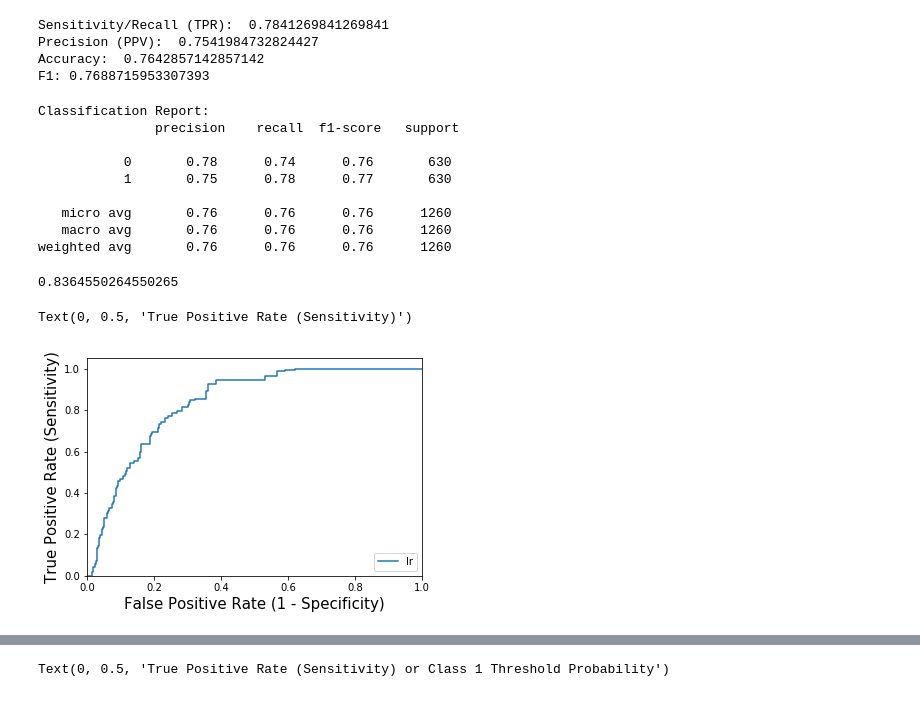
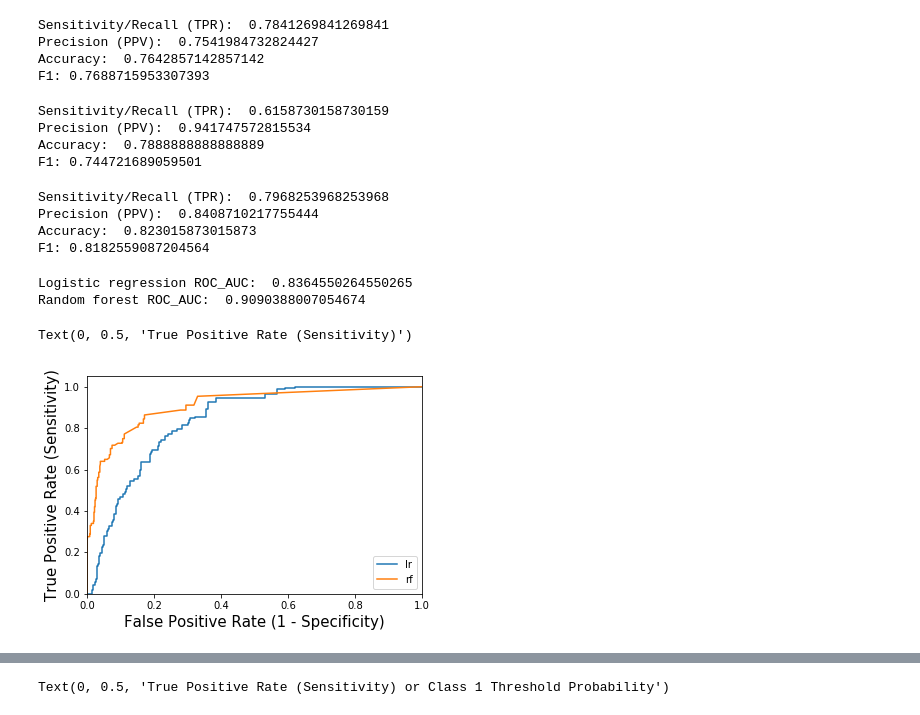
Before and after one commit to grace3999/USV_Python, a Jupyter notebook: Notebooks/3_xr_Annotations_modeling.ipynb, the cells around one changed output, grey strips where cells are left out. Cells and saved outputs as stored; diff of their text form; code cells hidden in the pictures.

```diff
--- a/Notebooks/3_xr_Annotations_modeling.ipynb
+++ b/Notebooks/3_xr_Annotations_modeling.ipynb
@@ -121,17 +123,20 @@ cv = list(group_k_fold.split(annot_features_up, annot_labels_up, groups))
 # center and scale the data
 scaler = StandardScaler()
 features_scaled = scaler.fit_transform(annot_features_up)
+# %%
+lr_cv = LogisticRegression(random_state=0)
+rf_cv = RandomForestClassifier(max_depth=10, random_state=0)
+svm_cv = svm.SVC()
 # %%
-#skf = StratifiedKFold(n_splits=3)
-#lr_cv.fit(features_scaled, annot_labels)
-#print("Test set accuracy of LR model: ",lr_cv.score(features_scaled, annot_labels))
-
-lr_cv = LogisticRegression(random_state=0)
-
-y_pred = cross_val_predict(lr_cv, features_scaled, annot_labels_up, cv=cv, method='predict')
-y_pred_prob = cross_val_predict(lr_cv, features_scaled, annot_labels_up, cv=cv, method='predict_proba')
-conf_mat = confusion_matrix(annot_labels_up, y_pred)
-conf_mat
+y_pred_lr = cross_val_predict(lr_cv, features_scaled, annot_labels_up, cv=cv, method='predict')
+y_pred_prob_lr = cross_val_predict(lr_cv, features_scaled, annot_labels_up, cv=cv, method='predict_proba')
+conf_mat_lr = confusion_matrix(annot_labels_up, y_pred_lr)
+conf_mat_lr
 # %% [output]
 array([[469, 161],
        [136, 494]], dtype=int64)
+# %%
+y_pred_rf = cross_val_predict(rf_cv, features_scaled, annot_labels_up, cv=cv, method='predict')
+y_pred_prob_rf = cross_val_predict(rf_cv, features_scaled, annot_labels_up, cv=cv, method='predict_proba')
+conf_mat_rf = confusion_matrix(annot_labels_up, y_pred_rf)
+conf_mat_rf
@@ -146,31 +162,46 @@ Sensitivity/Recall (TPR):  0.7841269841269841
 Precision (PPV):  0.7541984732824427
 Accuracy:  0.7642857142857142
 F1: 0.7688715953307393
-# %%
-print("Classification Report:\n", metrics.classification_report(annot_labels_up,y_pred))
-# %% [output]
-Classification Report:
-               precision    recall  f1-score   support
-
-           0       0.78      0.74      0.76       630
-           1       0.75      0.78      0.77       630
-
-   micro avg       0.76      0.76      0.76      1260
-   macro avg       0.76      0.76      0.76      1260
-weighted avg       0.76      0.76      0.76      1260
-# %%
-metrics.roc_auc_score(annot_labels_up, y_pred_prob[:,1])
-# %% [output]
-0.8364550264550265
+# %%
+# calculate some of these metrics using sklearn and the test set samples
+print("Sensitivity/Recall (TPR): ",metrics.recall_score(annot_labels_up,y_pred_rf))
+print("Precision (PPV): ", metrics.precision_score(annot_labels_up,y_pred_rf))
+print("Accuracy: ", metrics.accuracy_score(annot_labels_up,y_pred_rf))
+print("F1:", metrics.f1_score(annot_labels_up,y_pred_rf))
+# %% [output]
+Sensitivity/Recall (TPR):  0.6158730158730159
+Precision (PPV):  0.941747572815534
+Accuracy:  0.7888888888888889
+F1: 0.744721689059501
+# %%
+# calculate some of these metrics using sklearn and the test set samples
+print("Sensitivity/Recall (TPR): ",metrics.recall_score(annot_labels_up,y_pred_svm))
+print("Precision (PPV): ", metrics.precision_score(annot_labels_up,y_pred_svm))
+print("Accuracy: ", metrics.accuracy_score(annot_labels_up,y_pred_svm))
+print("F1:", metrics.f1_score(annot_labels_up,y_pred_svm))
+# %% [output]
+Sensitivity/Recall (TPR):  0.7968253968253968
+Precision (PPV):  0.8408710217755444
+Accuracy:  0.823015873015873
+F1: 0.8182559087204564
+# %%
+print("Logistic regression ROC_AUC: ", metrics.roc_auc_score(annot_labels_up, y_pred_prob_lr[:,1]))
+print("Random forest ROC_AUC: ", metrics.roc_auc_score(annot_labels_up, y_pred_prob_rf[:,1]))
+# %% [output]
+Logistic regression ROC_AUC:  0.8364550264550265
+Random forest ROC_AUC:  0.9090388007054674
 # %%
-fpr_lr, tpr_lr, thresholds_lr = metrics.roc_curve(annot_labels_up, y_pred_prob[:,1])
+fpr_lr, tpr_lr, thresholds_lr = metrics.roc_curve(annot_labels_up, y_pred_prob_lr[:,1])
+fpr_rf, tpr_rf, thresholds_rf = metrics.roc_curve(annot_labels_up, y_pred_prob_rf[:,1])
+#fpr_lr, tpr_lr, thresholds_lr = metrics.roc_curve(annot_labels_up, y_pred_prob[:,1])
 # plot LR model ROC curves
 plt.plot(fpr_lr, tpr_lr,label="lr")
+plt.plot(fpr_rf, tpr_rf,label="rf")
 plt.xlim([0, 1])
 plt.ylim([0, 1.05])
 plt.legend(loc="lower right")
 plt.xlabel('False Positive Rate (1 - Specificity)', fontsize = 15)
 plt.ylabel('True Positive Rate (Sensitivity)', fontsize = 15)
 # %% [output]
 Text(0, 0.5, 'True Positive Rate (Sensitivity)')
-[figure, old version]
+[figure, new version]
```
Also changed, not shown: parts of 14 cells of this notebook.
